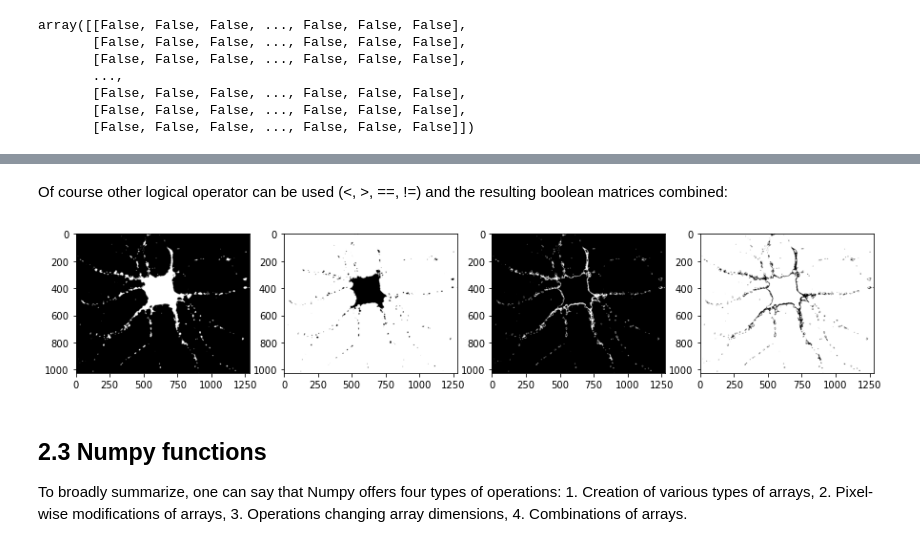
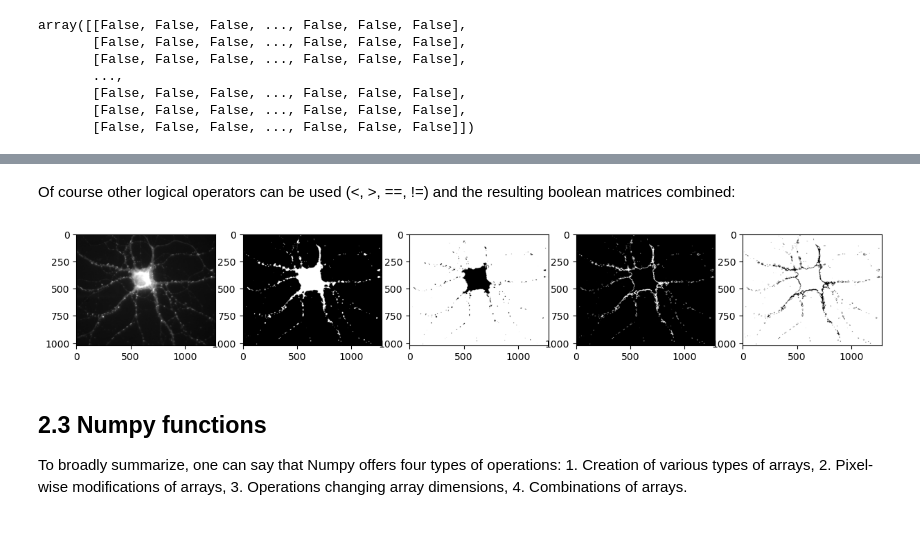
Before and after one commit to guiwitz/neubias_academy_biapy, a Jupyter notebook: 02-Numpy_images.ipynb, the cells around one changed output, grey strips where cells are left out. Saved outputs shown, nothing was run; the diff lists cells and outputs as text; code cells hidden in the pictures.

```diff
--- a/02-Numpy_images.ipynb
+++ b/02-Numpy_images.ipynb
@@ -249,5 +245,5 @@ plt.imshow(image_threshold);
 # %% [markdown]
-Of course other logical operator can be used (<, >, ==, !=) and the resulting boolean matrices combined:
+Of course other logical operators can be used (<, >, ==, !=) and the resulting boolean matrices combined:
 # %%
 threshold1 = 70
 threshold2 = 100
@@ -257,13 +253,14 @@ image_threshold2 = image < threshold2
 image_AND = image_threshold1 & image_threshold2
 image_XOR = image_threshold1 ^ image_threshold2
 # %%
-fig, ax = plt.subplots(nrows=1,ncols=4,figsize=(15,15))
-ax[0].imshow(image_threshold1)
-ax[1].imshow(image_threshold2)
-ax[2].imshow(image_AND)
-ax[3].imshow(image_XOR);
+fig, ax = plt.subplots(nrows=1,ncols=5,figsize=(15,15))
+ax[0].imshow(image)
+ax[1].imshow(image_threshold1)
+ax[2].imshow(image_threshold2)
+ax[3].imshow(image_AND)
+ax[4].imshow(image_XOR);
 # %% [output]
-[figure, old version]
+[figure, new version]
 # %% [markdown]
 ## 2.3 Numpy functions
 
```
Also changed, not shown: parts of 41 cells of this notebook.
